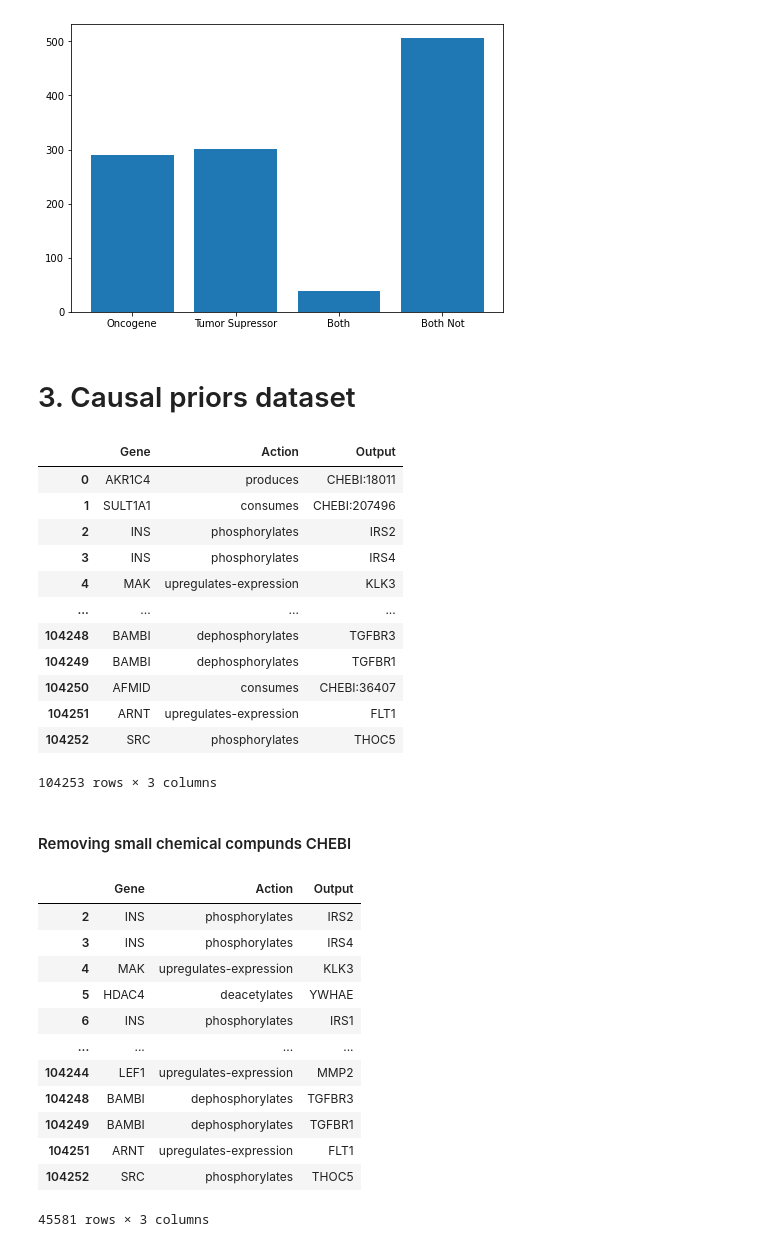
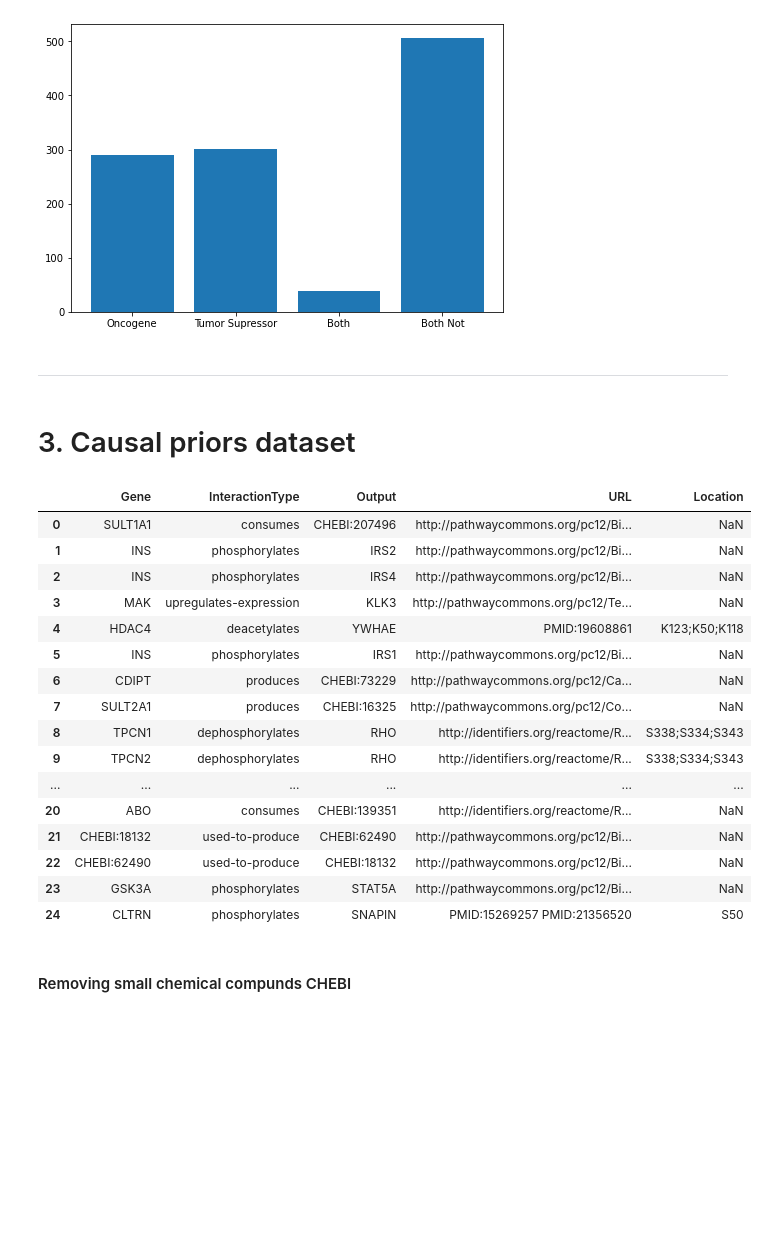
Before and after one commit to KisanThapa/GeneMutationClassification, a Jupyter notebook: notebook.ipynb, the cells around one changed output. Drawn from its saved outputs; the diff is of its cells as text; code cells hidden in the pictures; blank space fills up the shorter version.

Commit message:
Location extraction from causal priors

```diff
--- a/notebook.ipynb
+++ b/notebook.ipynb
@@ -138,42 +160,32 @@ ax.bar(langs, values)
 plt.show()
 # %% [output]
 [figure]
+# %% [markdown]
+---
 # %% [markdown]
 # 3. Causal priors dataset
 # %%
-fields = ['Gene', 'Action', 'Output']
-df3 = pd.read_csv('causal-priors.txt', sep='\s+', error_bad_lines=False, index_col=False, dtype='unicode', skipinitialspace=True, usecols=fields)
-df3
+fields = ['Gene', 'InteractionType', 'Output', 'URL', 'Location']
+causal_prior = pd.read_csv('causal-priors.txt', sep='\t', error_bad_lines=False, index_col=False, dtype='unicode', skipinitialspace=True)
+causal_prior.columns = fields
+causal_prior.head(25)
 # %% [output]
-|  | Gene | Action | Output |
-| 0 | AKR1C4 | produces | CHEBI:18011 |
-| 1 | SULT1A1 | consumes | CHEBI:207496 |
-| 2 | INS | phosphorylates | IRS2 |
-| 3 | INS | phosphorylates | IRS4 |
-| 4 | MAK | upregulates-expression | KLK3 |
-| ... | ... | ... | ... |
-| 104248 | BAMBI | dephosphorylates | TGFBR3 |
-| 104249 | BAMBI | dephosphorylates | TGFBR1 |
-| 104250 | AFMID | consumes | CHEBI:36407 |
-| 104251 | ARNT | upregulates-expression | FLT1 |
-| 104252 | SRC | phosphorylates | THOC5 |
+|  | Gene | InteractionType | Output | URL | Location |
+| 0 | SULT1A1 | consumes | CHEBI:207496 | http://pathwaycommons.org/pc12/Bi... | NaN |
+| 1 | INS | phosphorylates | IRS2 | http://pathwaycommons.org/pc12/Bi... | NaN |
+| 2 | INS | phosphorylates | IRS4 | http://pathwaycommons.org/pc12/Bi... | NaN |
+| 3 | MAK | upregulates-expression | KLK3 | http://pathwaycommons.org/pc12/Te... | NaN |
+| 4 | HDAC4 | deacetylates | YWHAE | PMID:19608861 | K123;K50;K118 |
+| 5 | INS | phosphorylates | IRS1 | http://pathwaycommons.org/pc12/Bi... | NaN |
+| 6 | CDIPT | produces | CHEBI:73229 | http://pathwaycommons.org/pc12/Ca... | NaN |
+| 7 | SULT2A1 | produces | CHEBI:16325 | http://pathwaycommons.org/pc12/Co... | NaN |
+| 8 | TPCN1 | dephosphorylates | RHO | http://identifiers.org/reactome/R... | S338;S334;S343 |
+| 9 | TPCN2 | dephosphorylates | RHO | http://identifiers.org/reactome/R... | S338;S334;S343 |
+| ... | ... | ... | ... | ... | ... |
+| 20 | ABO | consumes | CHEBI:139351 | http://identifiers.org/reactome/R... | NaN |
+| 21 | CHEBI:18132 | used-to-produce | CHEBI:62490 | http://pathwaycommons.org/pc12/Bi... | NaN |
+| 22 | CHEBI:62490 | used-to-produce | CHEBI:18132 | http://pathwaycommons.org/pc12/Bi... | NaN |
+| 23 | GSK3A | phosphorylates | STAT5A | http://pathwaycommons.org/pc12/Bi... | NaN |
+| 24 | CLTRN | phosphorylates | SNAPIN | PMID:15269257 PMID:21356520 | S50 |
-104253 rows × 3 columns
 # %% [markdown]
 #### Removing small chemical compunds CHEBI
-# %%
-newdf3 = df3[~df3["Output"].str.contains("CHEBI")]
-newdf3
-# %% [output]
-|  | Gene | Action | Output |
-| 2 | INS | phosphorylates | IRS2 |
-| 3 | INS | phosphorylates | IRS4 |
-| 4 | MAK | upregulates-expression | KLK3 |
-| 5 | HDAC4 | deacetylates | YWHAE |
-| 6 | INS | phosphorylates | IRS1 |
-| ... | ... | ... | ... |
-| 104244 | LEF1 | upregulates-expression | MMP2 |
-| 104248 | BAMBI | dephosphorylates | TGFBR3 |
-| 104249 | BAMBI | dephosphorylates | TGFBR1 |
-| 104251 | ARNT | upregulates-expression | FLT1 |
-| 104252 | SRC | phosphorylates | THOC5 |
-45581 rows × 3 columns
```
Also changed, not shown: parts of 19 cells of this notebook, 3 other files.
